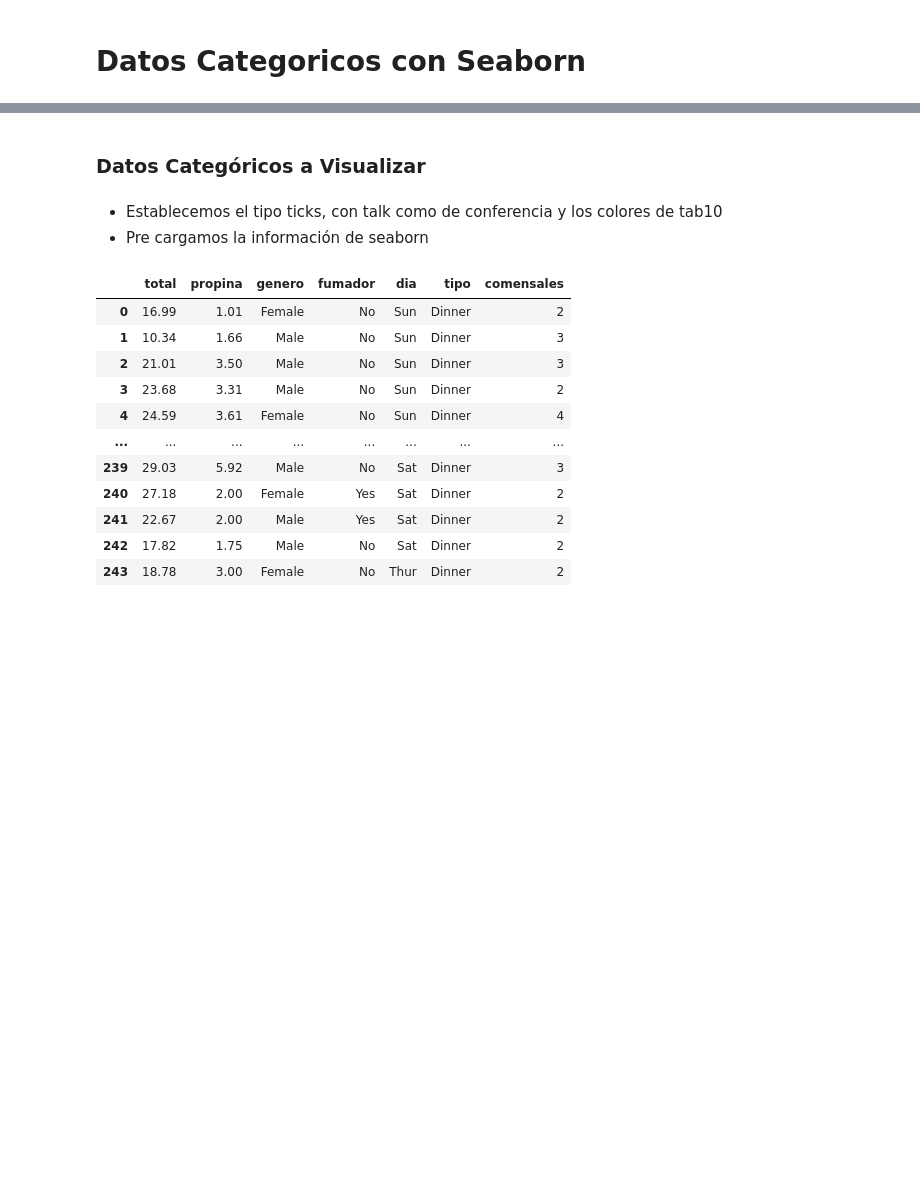
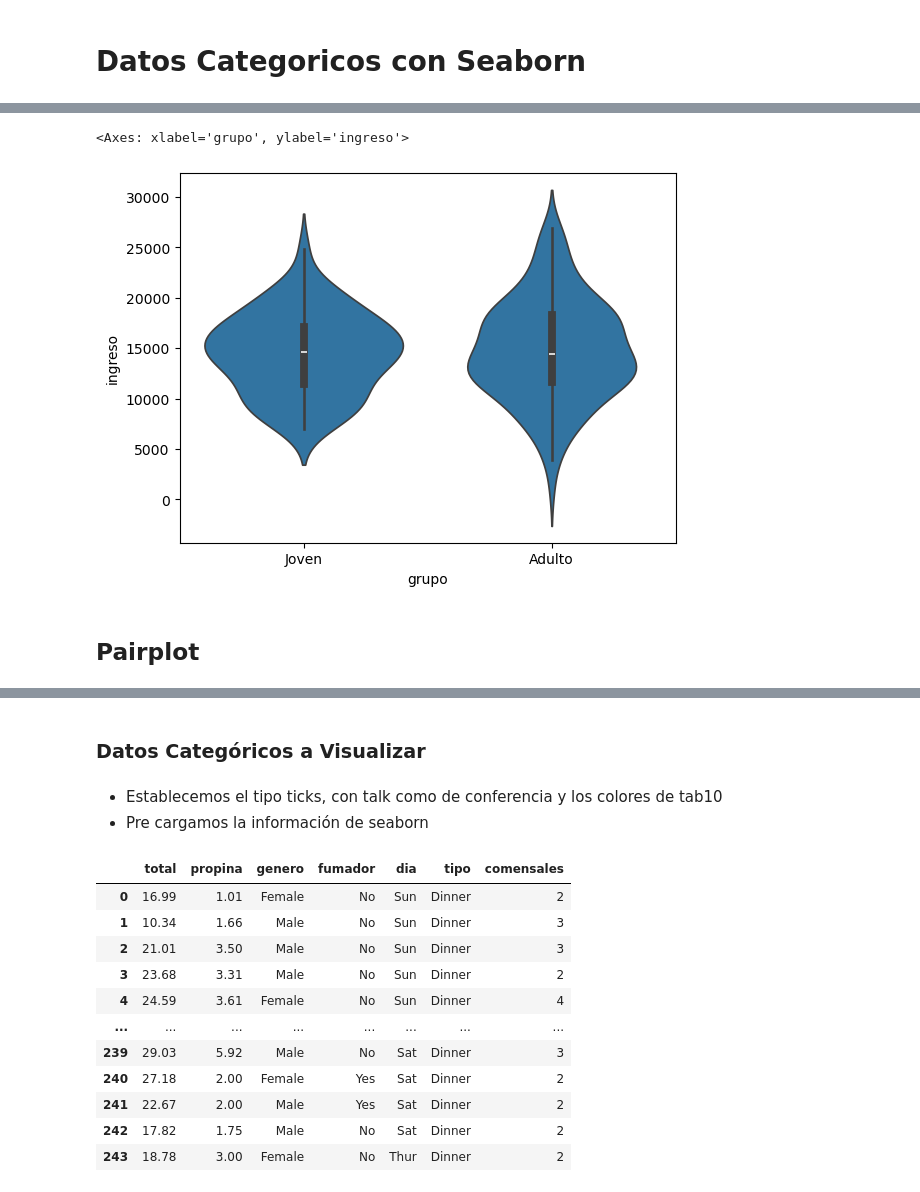
Before and after one commit to EnriqueSVzz/MACHINE-LEARNING-DEEP-LEARNING, a Jupyter notebook: MACHINE-LEARNING/NIVEL3/3.5_Seaborn_DatosCategoricos/DatosCategoricos.ipynb, the cells around one changed output, grey strips where cells are left out. Cells and saved outputs as stored; diff of their text form; code cells hidden in the pictures; blank space fills up the shorter version.

```diff
--- a/MACHINE-LEARNING/NIVEL3/3.5_Seaborn_DatosCategoricos/DatosCategoricos.ipynb
+++ b/MACHINE-LEARNING/NIVEL3/3.5_Seaborn_DatosCategoricos/DatosCategoricos.ipynb
@@ -20,0 +86,7 @@ import matplotlib.pyplot as plt
+# %%
+sns.violinplot(data=df, x="grupo", y="ingreso", inner="box")
+# %% [output]
+<Axes: xlabel='grupo', ylabel='ingreso'>
+[figure, added]
+# %% [markdown]
+## Pairplot
```
Also changed, not shown: parts of 22 cells of this notebook, 2 other files.
